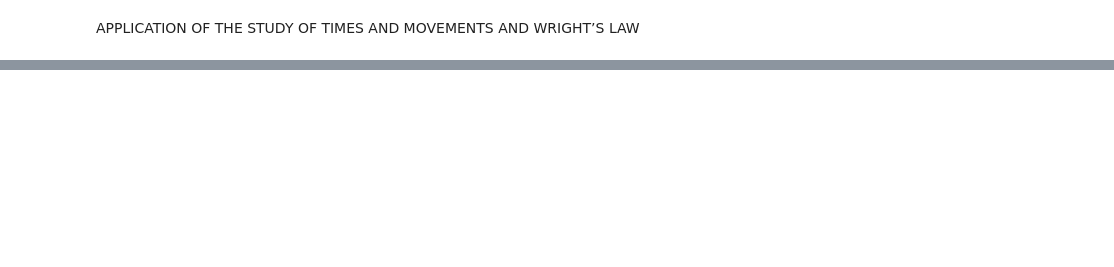
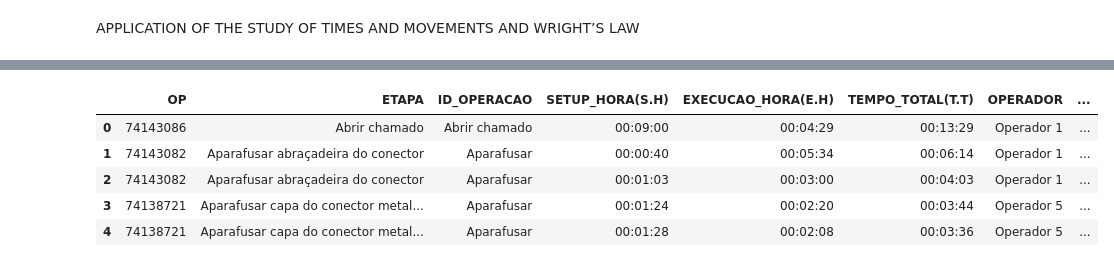
Before and after one commit to sarahbraia/dissertation_methodology_analysis_ITA, a Jupyter notebook: dissertation_methodology_analysis.ipynb, the cells around one changed output, grey strips where cells are left out. Cells and saved outputs as stored; diff of their text form; code cells hidden in the pictures; blank space fills up the shorter version.

```diff
--- a/dissertation_methodology_analysis.ipynb
+++ b/dissertation_methodology_analysis.ipynb
@@ -12,0 +49,52 @@ fatal: could not read Username for 'https://github.com': No such device or addre
+# %%
+# Dictionary for replacing and standardizing operation names
+operation_name_corrections = {
+    'Abrir chamado ': 'Abrir chamado',
+    'Marcar o fio ': 'Marcar fio',
+    'Medir tamanho do cabo ': 'Medir tamanho do cabo',
+    'Montar conector': 'Montar Conector',
+    'Organizar a ordem dos fios': 'Organizar os fios',
+    'Soprador Térmico': 'Soprador térmico',
+    'Limpeza': 'Limpar excesso de solda'
+}
+
+# Replace incorrect or inconsistent operation names in the 'ID_OPERACAO' column
+df['ID_OPERACAO'] = df['ID_OPERACAO'].replace(operation_name_corrections)
+# %%
+# Activity to ID mapping dictionary
+mapa_ids = {
+    'Abrir chamado': 1,
+    'Preparar bancada': 2,
+    'Medir tamanho do cabo': 3,
+    'Marcar fio': 4,
+    'Cortar': 5,
+    'Decapar': 6,
+    'Estanhar': 7,
+    'Crimpar': 8,
+    'Inserir': 9,
+    'Organizar os fios': 10,
+    'Soldar': 11,
+    'Soprador térmico': 12,
+    'Montar Conector': 13,
+    'Limpar excesso de solda': 14,
+    'Teste de continuidade': 15,
+    'Aparafusar': 16,
+    'Torque no conector': 17,
+    'Fabricar adesivo': 18,
+    'Enrolar cabo': 19
+}
+
+# Create new column 'ID' as integer
+df['ID'] = df['ID_OPERACAO'].map(mapa_ids).astype('Int64')
+
+# Remove null records in 'ID_OPERACAO'
+df = df[df['ID_OPERACAO'].notna()]
+
+df.head()
+# %% [output]
+|  | OP | ETAPA | ID_OPERACAO | SETUP_HORA(S.H) | EXECUCAO_HORA(E.H) | TEMPO_TOTAL(T.T) | OPERADOR | ... |
+| 0 | 74143086 | Abrir chamado | Abrir chamado | 00:09:00 | 00:04:29 | 00:13:29 | Operador 1 | ... |
+| 1 | 74143082 | Aparafusar abraçadeira do conector | Aparafusar | 00:00:40 | 00:05:34 | 00:06:14 | Operador 1 | ... |
+| 2 | 74143082 | Aparafusar abraçadeira do conector | Aparafusar | 00:01:03 | 00:03:00 | 00:04:03 | Operador 1 | ... |
+| 3 | 74138721 | Aparafusar capa do conector metal... | Aparafusar | 00:01:24 | 00:02:20 | 00:03:44 | Operador 5 | ... |
+| 4 | 74138721 | Aparafusar capa do conector metal... | Aparafusar | 00:01:28 | 00:02:08 | 00:03:36 | Operador 5 | ... |
```
Also changed, not shown: parts of 12 cells of this notebook.
